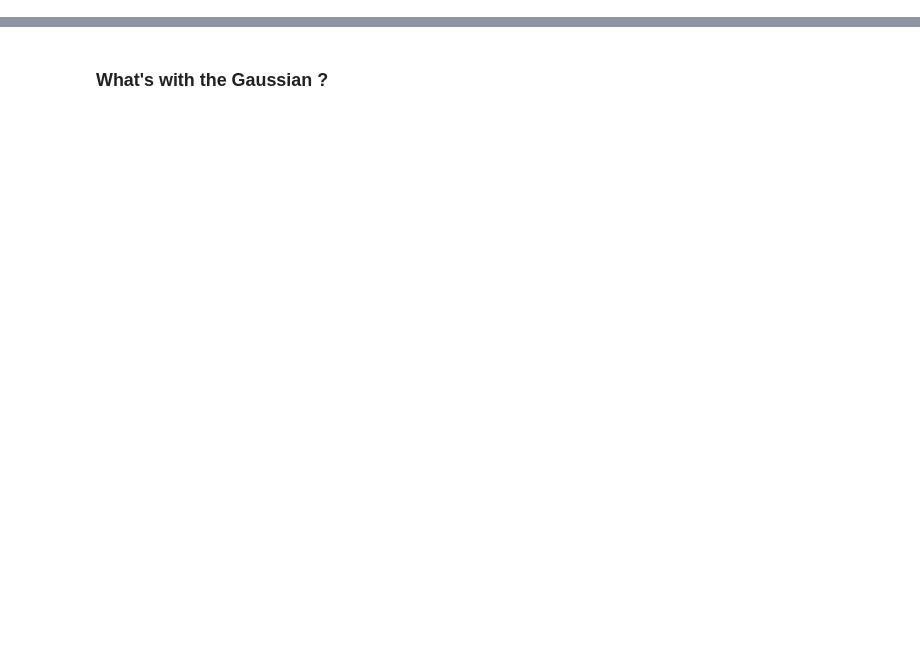
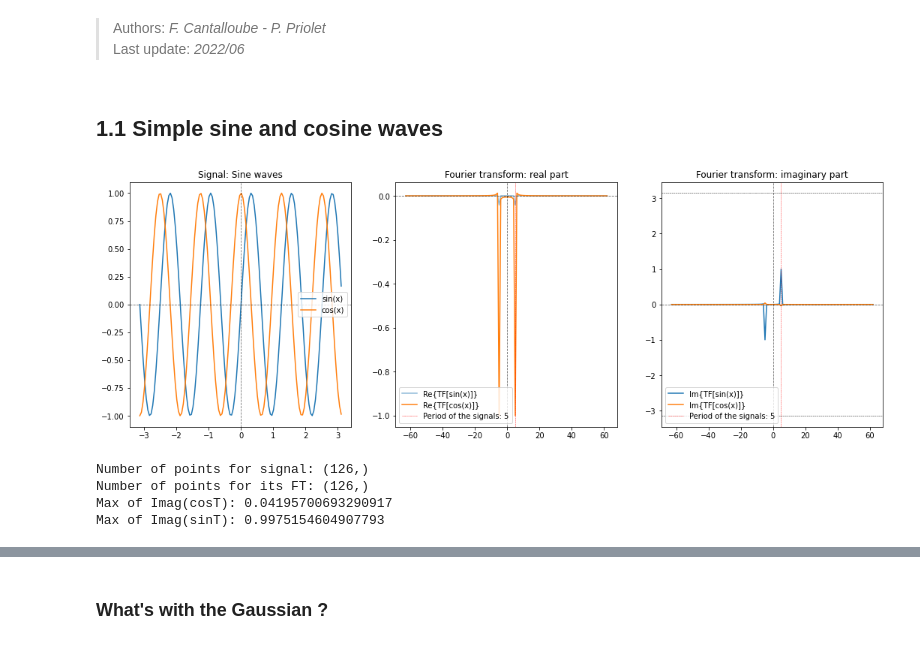
Before and after one commit to FaustineAstro/FourierTutorial, a Jupyter notebook: 1-Fourier_transform_basis_1D.ipynb, the cells around one changed output, grey strips where cells are left out. Drawn from its saved outputs; the diff is of its cells as text; code cells hidden in the pictures; blank space fills up the shorter version.

```diff
--- a/1-Fourier_transform_basis_1D.ipynb
+++ b/1-Fourier_transform_basis_1D.ipynb
@@ -348,0 +19,3 @@ plt.show()
+# %% [markdown]
+> Authors: *F. Cantalloube - P. Priolet*
+> Last update: *2022/06*
@@ -348,0 +33,64 @@ plt.show()
+# %% [markdown]
+## 1.1 Simple sine and cosine waves
+# %%
+# Data points Real space (Npoints = 126)
+x = np.arange(-np.pi, np.pi, 0.05)
+# Data points Fourier space (centered)
+x_f = np.arange(0, np.shape(x)[0], 1) - np.shape(x)[0]/2
+
+# Creating the cosine and sine waves: Amplitude 1, Phase shift 0, Pulsation (period) 5
+T = 5
+sinT = np.sin(x*T)
+cosT = np.cos(x*T)
+
+# Fourier transform of the cos and sin waves:
+TF_sinT = np.fft.fftshift(np.fft.fft(sinT))
+TF_cosT = np.fft.fftshift(np.fft.fft(cosT))
+# %%
+plt.figure(figsize=(6*3, 2*3), constrained_layout=False)
+
+# Plot the signals
+plt.subplot(131)
+plt.plot(x, sinT, label="sin(x)")
+plt.plot(x, cosT, label="cos(x)")
+plt.title('Signal: Sine waves')
+plt.legend()
+plt.axhline(y=0, color='k', ls = '--', lw=0.8, alpha=0.6)
+plt.axvline(x=0, color='k', ls = '--', lw=0.8, alpha=0.6)
+
+# Plot Real part (normalized)
+plt.subplot(132)
+plt.plot(x_f,np.real(TF_sinT)/(np.shape(x)[0]/2), label="Re{TF[sin(x)]}", alpha = 0.5)
+plt.plot(x_f,np.real(TF_cosT)/(np.shape(x)[0]/2), label="Re{TF[cos(x)]}")
+plt.axvline(x=T, color='r', ls = '--', lw=0.5, alpha=0.9, label = "Period of the signals: "+str(T))
+plt.title('Fourier transform: real part')
+plt.legend(loc='lower left')
+plt.axhline(y=0, color='k', ls = '--', lw=0.8, alpha=0.6)
+plt.axvline(x=0, color='k', ls = '--', lw=0.8, alpha=0.6)
+
+# Plot Imaginary part (normalized)
+plt.subplot(133)
+plt.plot(x_f,np.imag(TF_sinT)/(np.shape(x)[0]/2), label="Im{TF[sin(x)]}")
+plt.plot(x_f,np.imag(TF_cosT)/(np.shape(x)[0]/2), label="Im{TF[cos(x)]}")
+plt.axvline(x=T, color='r', ls = '--', lw=0.5, alpha=0.9, label = "Period of the signals: "+str(T))
+plt.title('Fourier transform: imaginary part')
+plt.legend(loc='lower left')
+plt.axhline(y=0, color='k', ls = '--', lw=0.8, alpha=0.6)
+plt.axvline(x=0, color='k', ls = '--', lw=0.8, alpha=0.6)
+plt.axhline(y=np.pi, color='k', ls = '--', lw=0.5, alpha=0.9)
+plt.axhline(y=-np.pi, color='k', ls = '--', lw=0.5, alpha=0.9)
+
+plt.show()
+# %% [output]
+[figure, added]
+# %%
+print('Number of points for signal:', np.shape(cosT))
+print('Number of points for its FT:', np.shape(TF_cosT))
+
+print('Max of Imag(cosT):', np.max(np.imag(TF_cosT))/(np.shape(x)[0]/2)) #About the nb of points of precision (1/N)
+print('Max of Imag(sinT):', np.max(np.imag(TF_sinT))/(np.shape(x)[0]/2)) #About 1
+# %% [output]
+Number of points for signal: (126,)
+Number of points for its FT: (126,)
+Max of Imag(cosT): 0.04195700693290917
+Max of Imag(sinT): 0.9975154604907793
```
Also changed, not shown: parts of 70 cells of this notebook.
